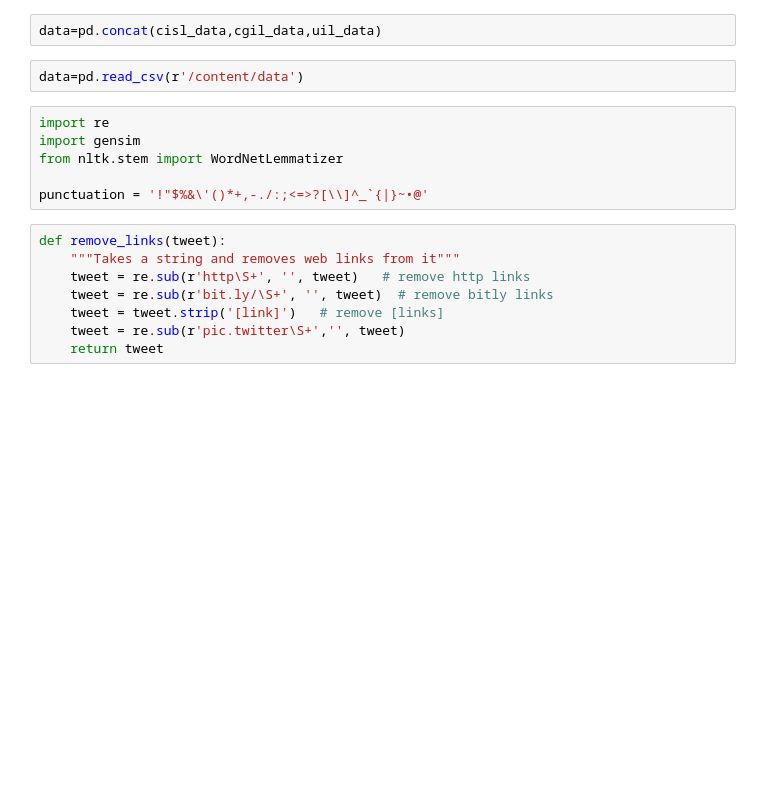
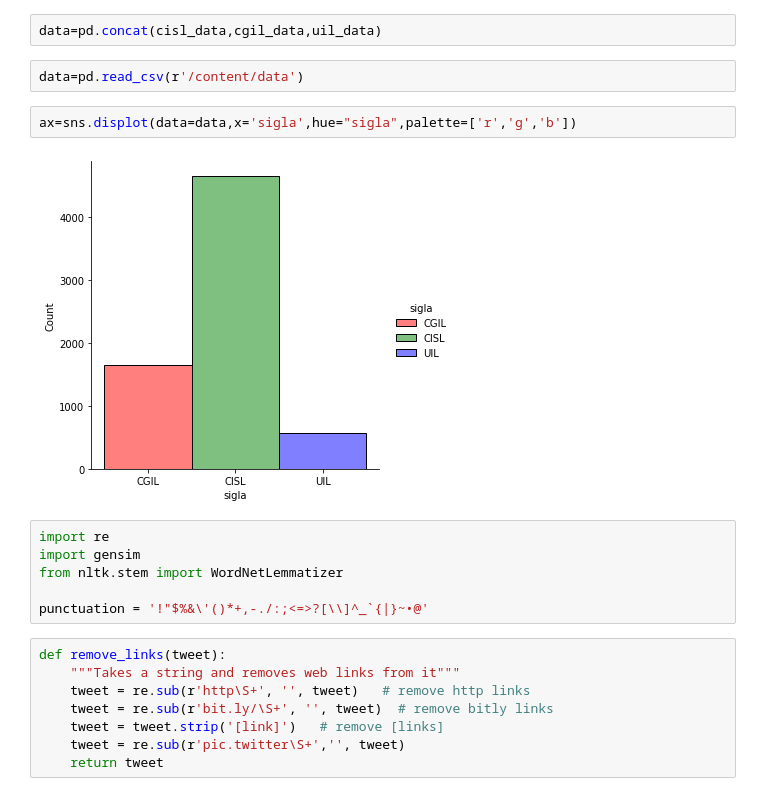
Before and after one commit to paolofesta/prove, a Jupyter notebook: TESI.ipynb, the cells around one changed output. Cells and saved outputs as stored; diff of their text form; blank space fills up the shorter version.

```diff
--- a/TESI.ipynb
+++ b/TESI.ipynb
@@ -101,6 +101,10 @@ uil_data=pd.read_csv(r'/content/uil_data')
 data=pd.concat(cisl_data,cgil_data,uil_data)
 # %%
 data=pd.read_csv(r'/content/data')
+# %%
+ax=sns.displot(data=data,x='sigla',hue="sigla",palette=['r','g','b'])
+# %% [output]
+[figure, added]
 # %%
 import re
 import gensim
```
